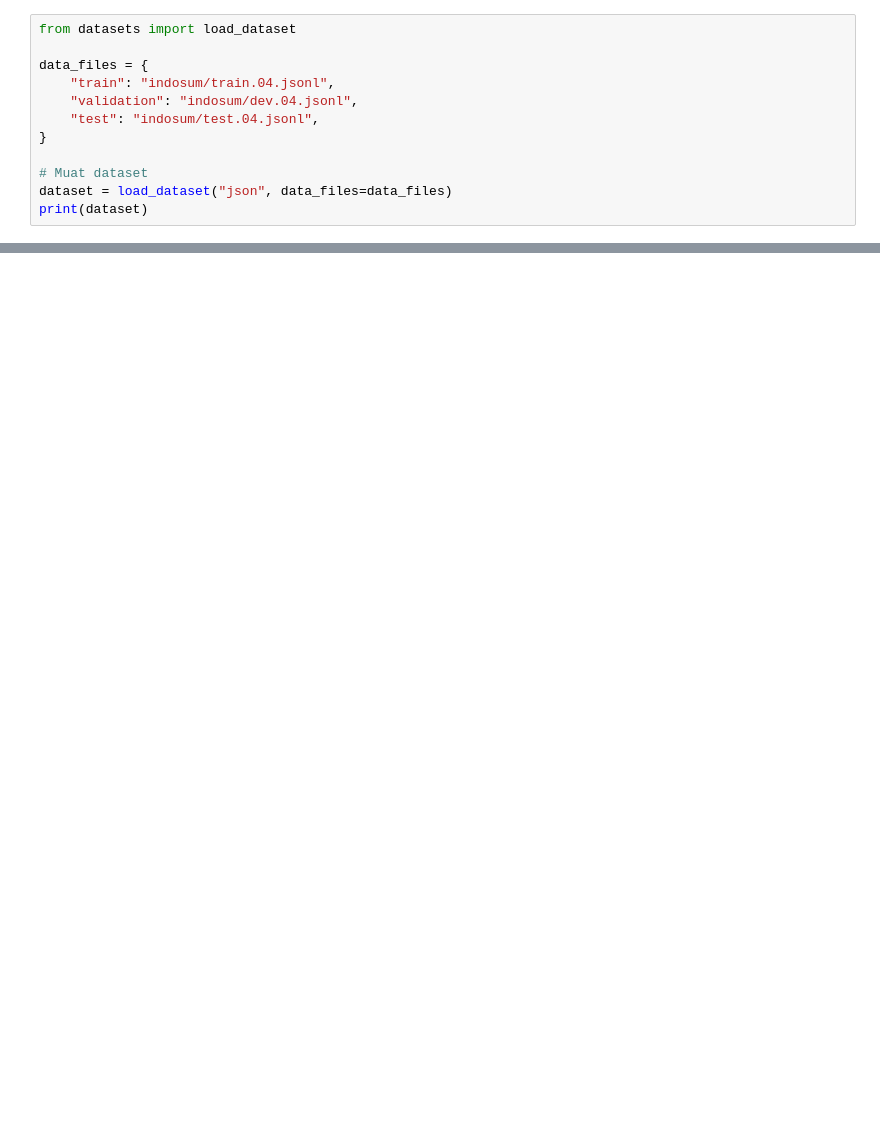
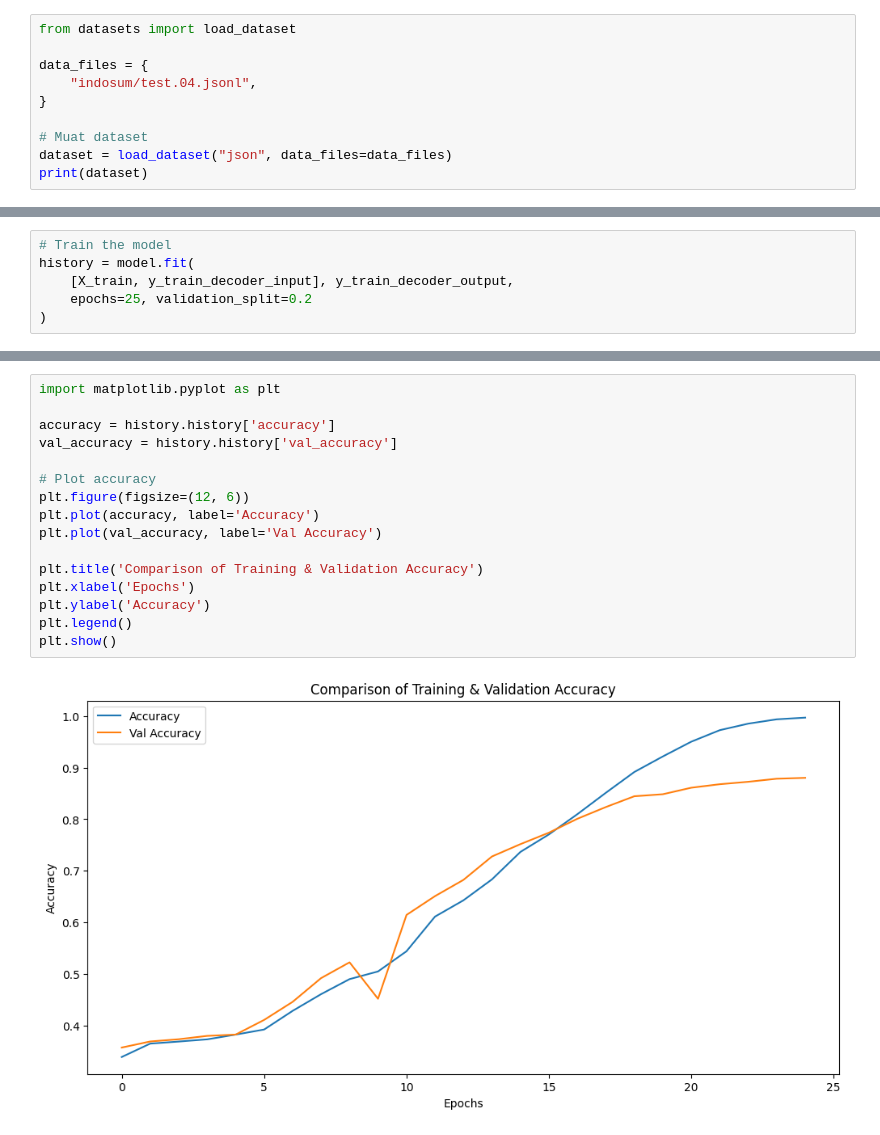
Before and after one commit to rakhargo/Summarization_indosum, a Jupyter notebook: transformer.ipynb, the cells around one changed output, grey strips where cells are left out. Drawn from its saved outputs; the diff is of its cells as text; blank space fills up the shorter version.

```diff
--- a/transformer.ipynb
+++ b/transformer.ipynb
@@ -2,9 +15,7 @@
 from datasets import load_dataset
 
 data_files = {
-    "train": "indosum/train.04.jsonl",
-    "validation": "indosum/dev.04.jsonl",
-    "test": "indosum/test.04.jsonl",
+    "indosum/test.04.jsonl",
 }
 
 # Muat dataset
@@ -230,0 +294,6 @@ Detected at node StatefulPartitionedCall defined at (most recent call last):
+# %%
+# Train the model
+history = model.fit(
+    [X_train, y_train_decoder_input], y_train_decoder_output,
+    epochs=25, validation_split=0.2
+)
@@ -230,0 +354,18 @@ Detected at node StatefulPartitionedCall defined at (most recent call last):
+# %%
+import matplotlib.pyplot as plt
+
+accuracy = history.history['accuracy']
+val_accuracy = history.history['val_accuracy']
+
+# Plot accuracy
+plt.figure(figsize=(12, 6))
+plt.plot(accuracy, label='Accuracy')
+plt.plot(val_accuracy, label='Val Accuracy')
+
+plt.title('Comparison of Training & Validation Accuracy')
+plt.xlabel('Epochs')
+plt.ylabel('Accuracy')
+plt.legend()
+plt.show()
+# %% [output]
+[figure, added]
```
Also changed, not shown: parts of 13 cells of this notebook, 3 other files.
